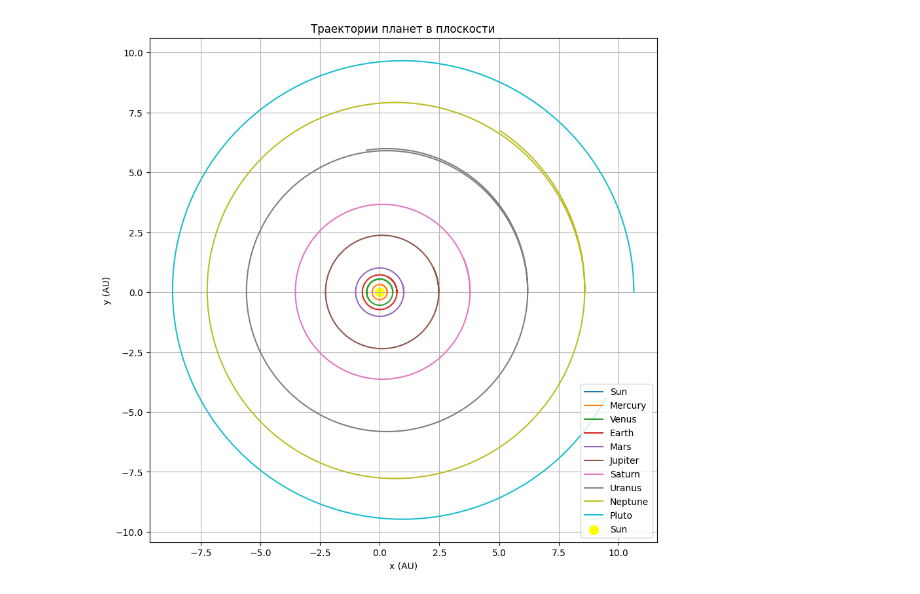
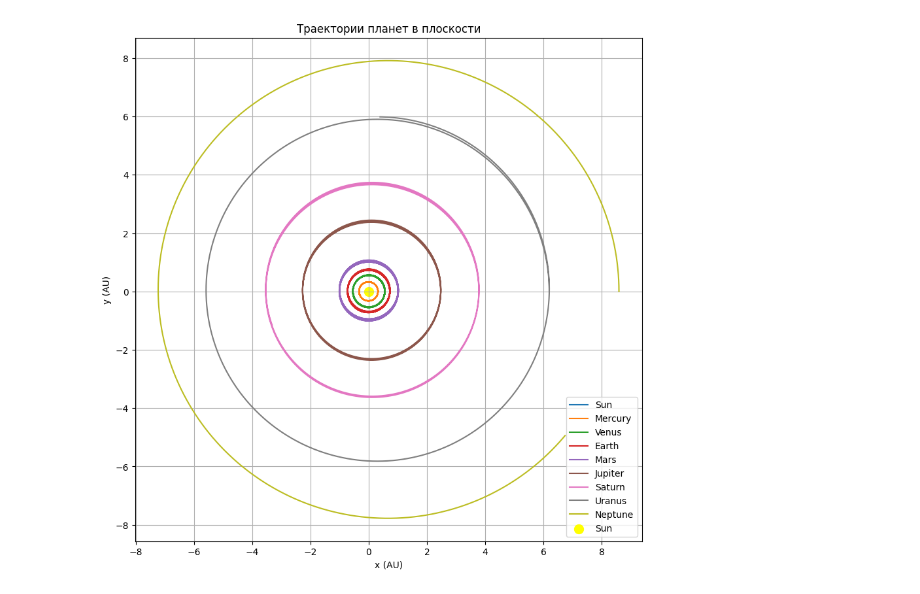
Before and after one commit to L404-Venik/CTMM, a Jupyter notebook: Task 2/Task2.ipynb, the cells around one changed output. Cells and saved outputs as stored; diff of their text form; code cells hidden in the pictures.

```diff
--- a/Task 2/Task2.ipynb
+++ b/Task 2/Task2.ipynb
@@ -319,34 +371,15 @@ plt.show()
-# %%
-# Визуализация
-for i, planet in enumerate(bodies.keys()):
-    if i == 0:
-        plt.plot(trajectories_copy[:1, i, 0], trajectories_copy[:1, i, 1], label=planet)
-    elif i == 1:
-        plt.plot(trajectories_copy[:16, i, 0], trajectories_copy[:16, i, 1], label=planet)
-    elif i == 2:
-        plt.plot(trajectories_copy[:50, i, 0], trajectories_copy[:50, i, 1], label=planet)
-    elif i == 3:
-        plt.plot(trajectories_copy[:60, i, 0], trajectories_copy[:60, i, 1], label=planet)
-    elif i == 4:
-        plt.plot(trajectories_copy[:100, i, 0], trajectories_copy[:100, i, 1], label=planet)
-    elif i == 5:
-        plt.plot(trajectories_copy[:600, i, 0], trajectories_copy[:600, i, 1], label=planet)
-    elif i == 6:
-        plt.plot(trajectories_copy[:1500, i, 0], trajectories_copy[:1500, i, 1], label=planet)
-    elif i == 7:
-        plt.plot(trajectories_copy[:5000, i, 0], trajectories_copy[:5000, i, 1], label=planet)
-    elif i == 8:
-        plt.plot(trajectories_copy[:8500, i, 0], trajectories_copy[:8500, i, 1], label=planet)
-    else:
-        plt.plot(trajectories_copy[:, i, 0], trajectories_copy[:, i, 1], label=planet)
-
-plt.figure(figsize=(10, 10))
-plt.scatter(0, 0, color='yellow', s=100, label="Sun")
-plt.legend()
-plt.xlabel("x (AU)")
-plt.ylabel("y (AU)")
-plt.title("Траектории планет в плоскости")
-plt.grid()
-plt.show()
-# %% [output]
-[figure, removed]
+# %%
+# Визуализация
+plt.figure(figsize=(10, 10))
+for i, planet in enumerate(bodies.keys()):
+    plt.plot(trajectories_copy[:200*i**2, i, 0], trajectories_copy[:200*i**2, i, 1], label=planet)
+
+plt.scatter(0, 0, color='yellow', s=100, label="Sun")
+plt.legend()
+plt.xlabel("x (AU)")
+plt.ylabel("y (AU)")
+plt.title("Траектории планет в плоскости")
+plt.grid()
+plt.show()
+# %% [output]
+[figure, added]
```
Also changed, not shown: parts of 19 cells of this notebook.
